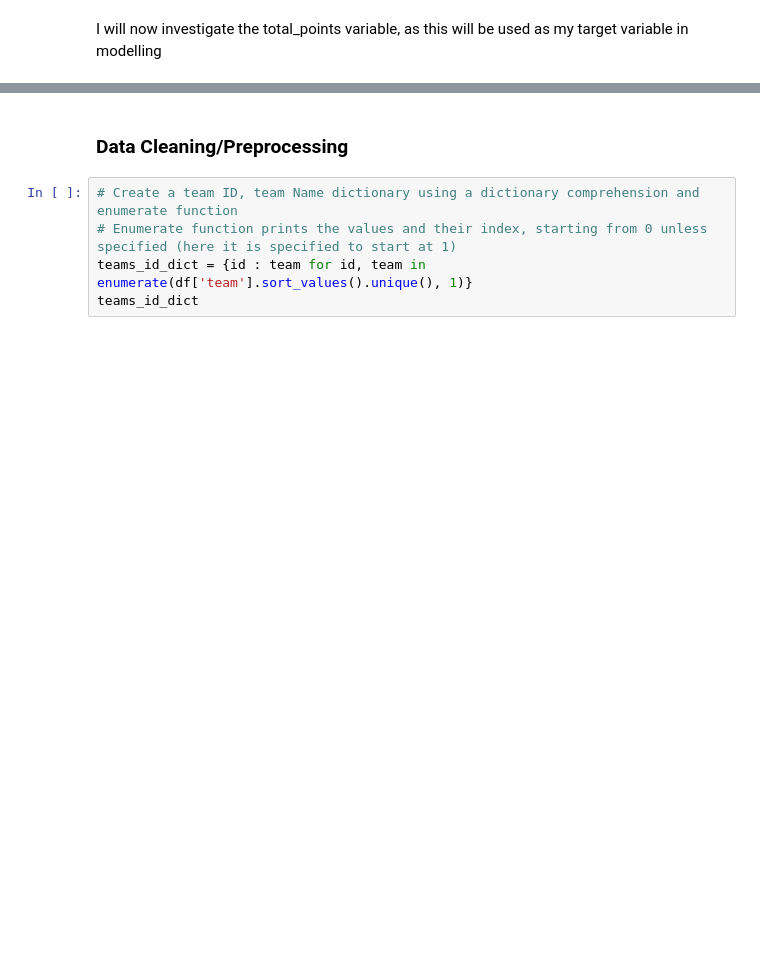
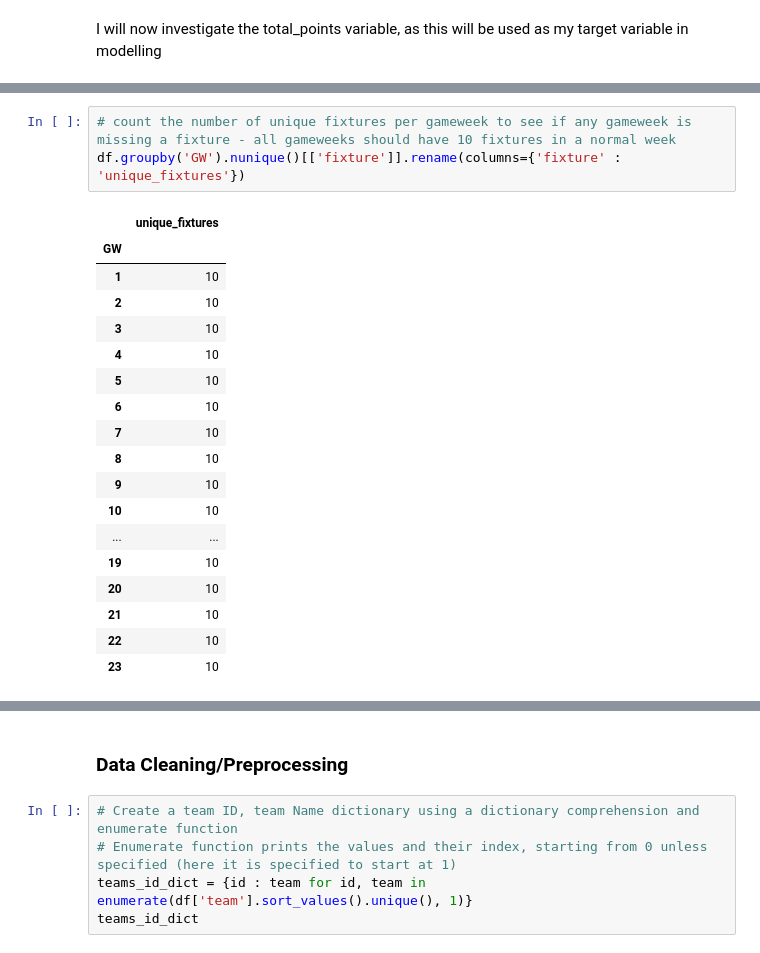
Before and after one commit to mattfurey1/fpl_points_predictor, a Jupyter notebook: project.ipynb, the cells around one changed output, grey strips where cells are left out. Saved outputs shown, nothing was run; the diff lists cells and outputs as text; blank space fills up the shorter version.

```diff
--- a/project.ipynb
+++ b/project.ipynb
@@ -220,0 +240,22 @@ dtype: int64
+# %%
+# count the number of unique fixtures per gameweek to see if any gameweek is missing a fixture - all gameweeks should have 10 fixtures in a normal week
+df.groupby('GW').nunique()[['fixture']].rename(columns={'fixture' : 'unique_fixtures'})
+# %% [output]
+|  | unique_fixtures |
+| GW |  |
+| 1 | 10 |
+| 2 | 10 |
+| 3 | 10 |
+| 4 | 10 |
+| 5 | 10 |
+| 6 | 10 |
+| 7 | 10 |
+| 8 | 10 |
+| 9 | 10 |
+| 10 | 10 |
+| ... | ... |
+| 19 | 10 |
+| 20 | 10 |
+| 21 | 10 |
+| 22 | 10 |
+| 23 | 10 |
```
Also changed, not shown: parts of 16 cells of this notebook.
